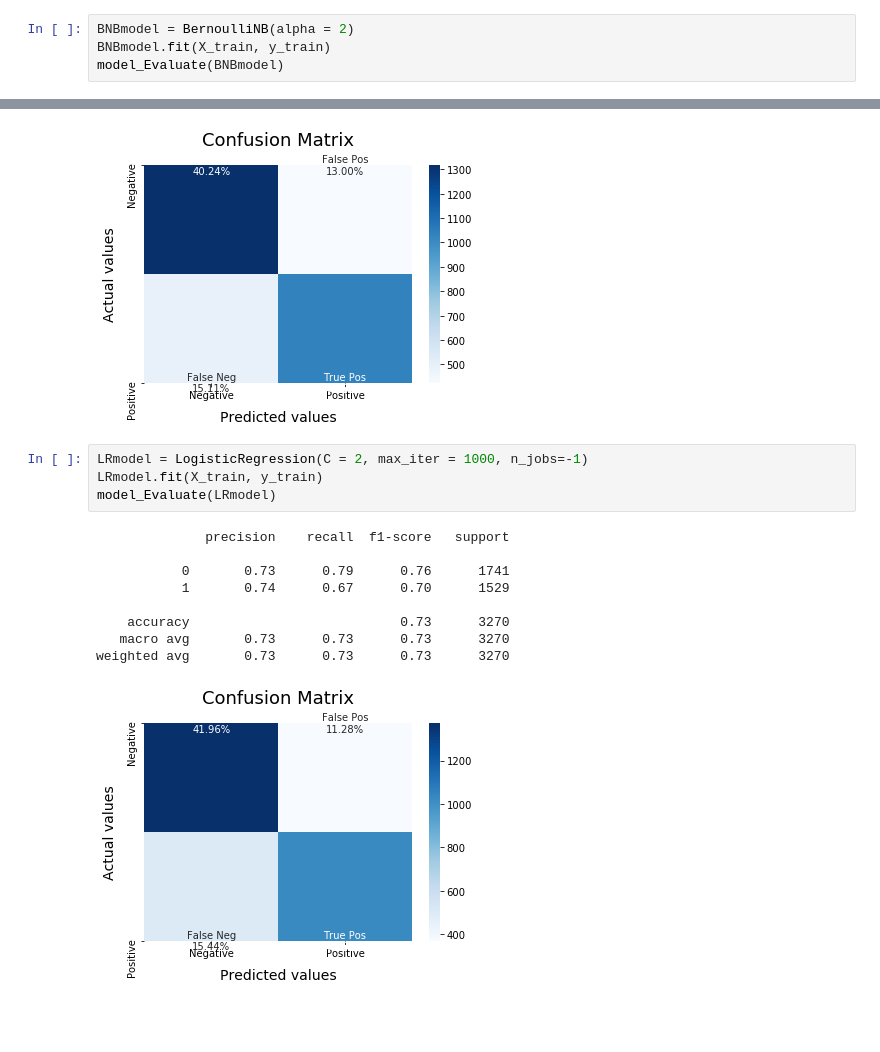
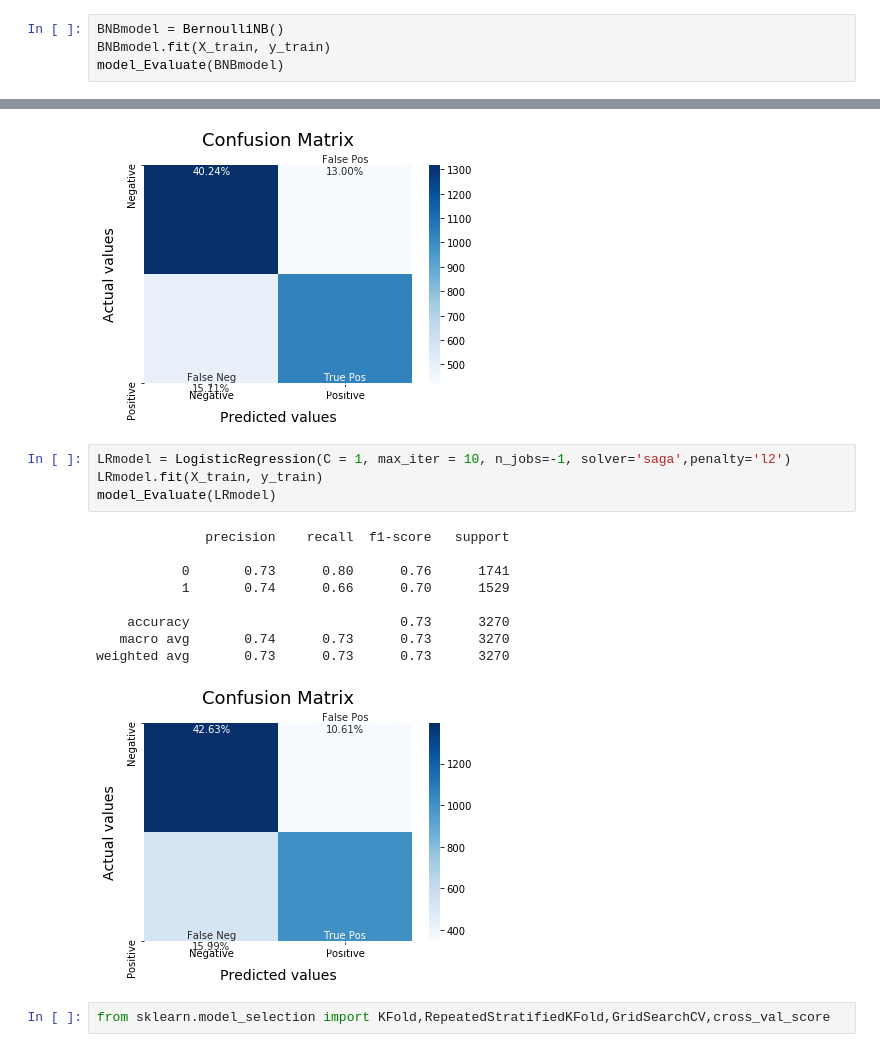
Before and after one commit to Kelvin-Arellano/Twitter_nlp_project, a Jupyter notebook: EDA.ipynb, the cells around one changed output, grey strips where cells are left out. Saved outputs shown, nothing was run; the diff lists cells and outputs as text; blank space fills up the shorter version.

```diff
--- a/EDA.ipynb
+++ b/EDA.ipynb
@@ -344,7 +345,7 @@ def model_Evaluate(model):
     plt.ylabel("Actual values"   , fontdict = {'size':14}, labelpad = 10)
     plt.title ("Confusion Matrix", fontdict = {'size':18}, pad = 20)
 # %%
-BNBmodel = BernoulliNB(alpha = 2)
+BNBmodel = BernoulliNB()
 BNBmodel.fit(X_train, y_train)
 model_Evaluate(BNBmodel)
 # %% [output]
@@ -372,16 +373,18 @@ model_Evaluate(SVCmodel)
 weighted avg       0.72      0.72      0.72      3270
 [figure]
 # %%
-LRmodel = LogisticRegression(C = 2, max_iter = 1000, n_jobs=-1)
+LRmodel = LogisticRegression(C = 1, max_iter = 10, n_jobs=-1, solver='saga',penalty='l2')
 LRmodel.fit(X_train, y_train)
 model_Evaluate(LRmodel)
 # %% [output]
               precision    recall  f1-score   support
 
-           0       0.73      0.79      0.76      1741
-           1       0.74      0.67      0.70      1529
+           0       0.73      0.80      0.76      1741
+           1       0.74      0.66      0.70      1529
 
     accuracy                           0.73      3270
-   macro avg       0.73      0.73      0.73      3270
+   macro avg       0.74      0.73      0.73      3270
 weighted avg       0.73      0.73      0.73      3270
-[figure, old version]
+[figure, new version]
+# %%
+from sklearn.model_selection import KFold,RepeatedStratifiedKFold,GridSearchCV,cross_val_score
```
Also changed, not shown: parts of 12 cells of this notebook.
